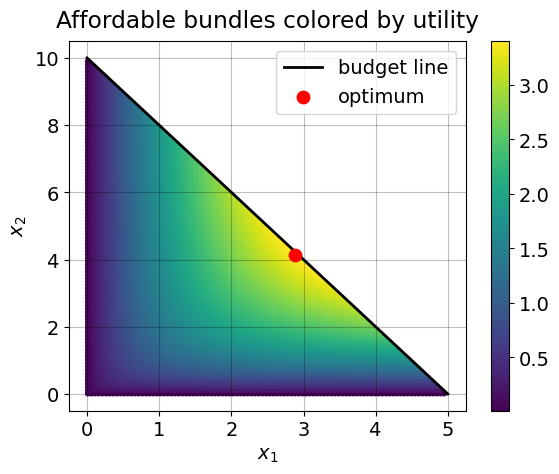
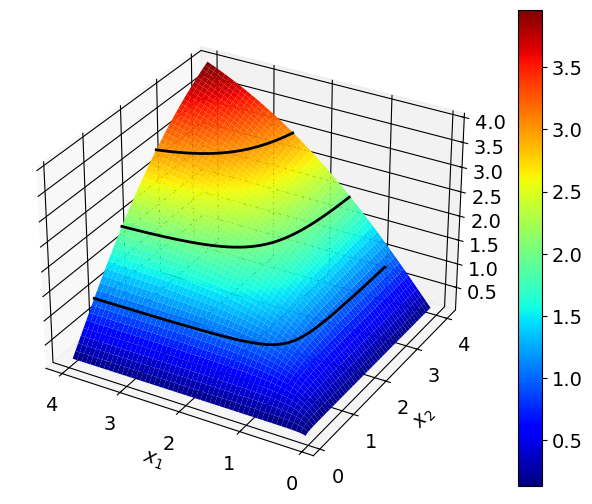
The change to this notebook cell's code, shown as a diff; its figure went from the first image to the second:
--- before
+++ after
@@ -1,2 +1,2 @@
-import A7
-A7.plot(p1,p2,income,alpha,beta)
+beta_alt = 2.0
+A6.plot(x1_vec,x2_vec,alpha,beta_alt,uvals)

Commit: First draft of problem set 0-3